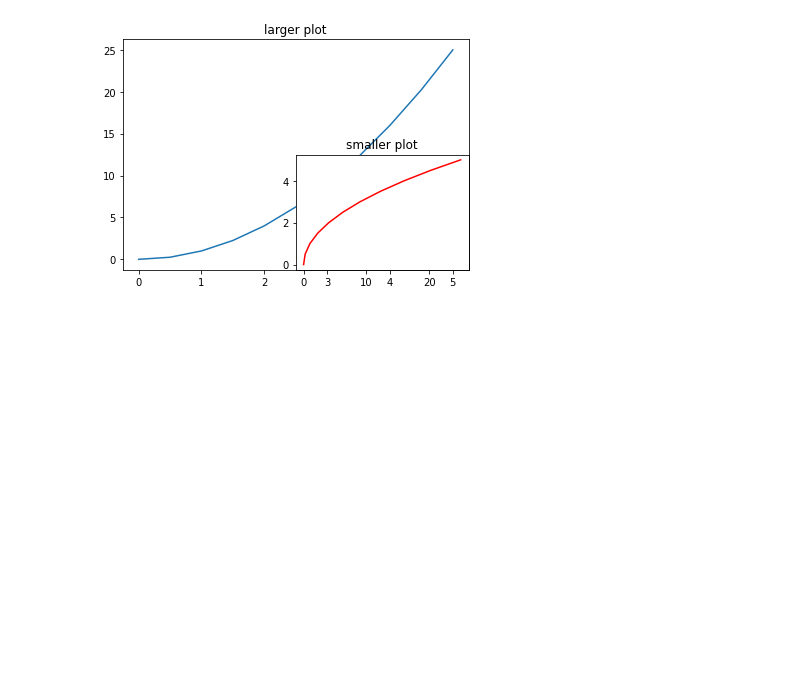
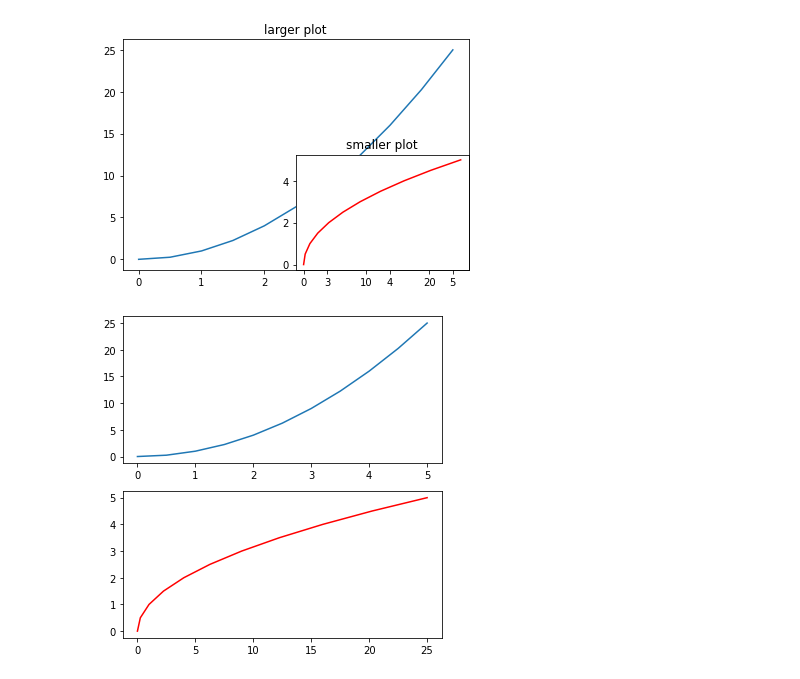
Before and after one commit to adutta96oct/solitary_lights, a Jupyter notebook: matplotlib_exercises.ipynb, the cells around one changed output. Cells and saved outputs as stored; diff of their text form; code cells hidden in the pictures; blank space fills up the shorter version.

```diff
--- a/matplotlib_exercises.ipynb
+++ b/matplotlib_exercises.ipynb
@@ -54,5 +54,9 @@ axes1.set_title('larger plot')
 Text(0.5, 1.0, 'larger plot')
 [figure]
 # %%
-fig, ax = plt.subplot(nrows=1, ncols=1, figsize=(5,2))
-ax.plot(x,y)
+fig, ax = plt.subplots(nrows=2, ncols=1, figsize=(5,5))
+ax[0].plot(x,y)
+ax[1].plot(y,x, 'r-')
+plt.tight_layout()
+# %% [output]
+[figure, added]
```
Also changed, not shown: parts of 2 cells of this notebook.
